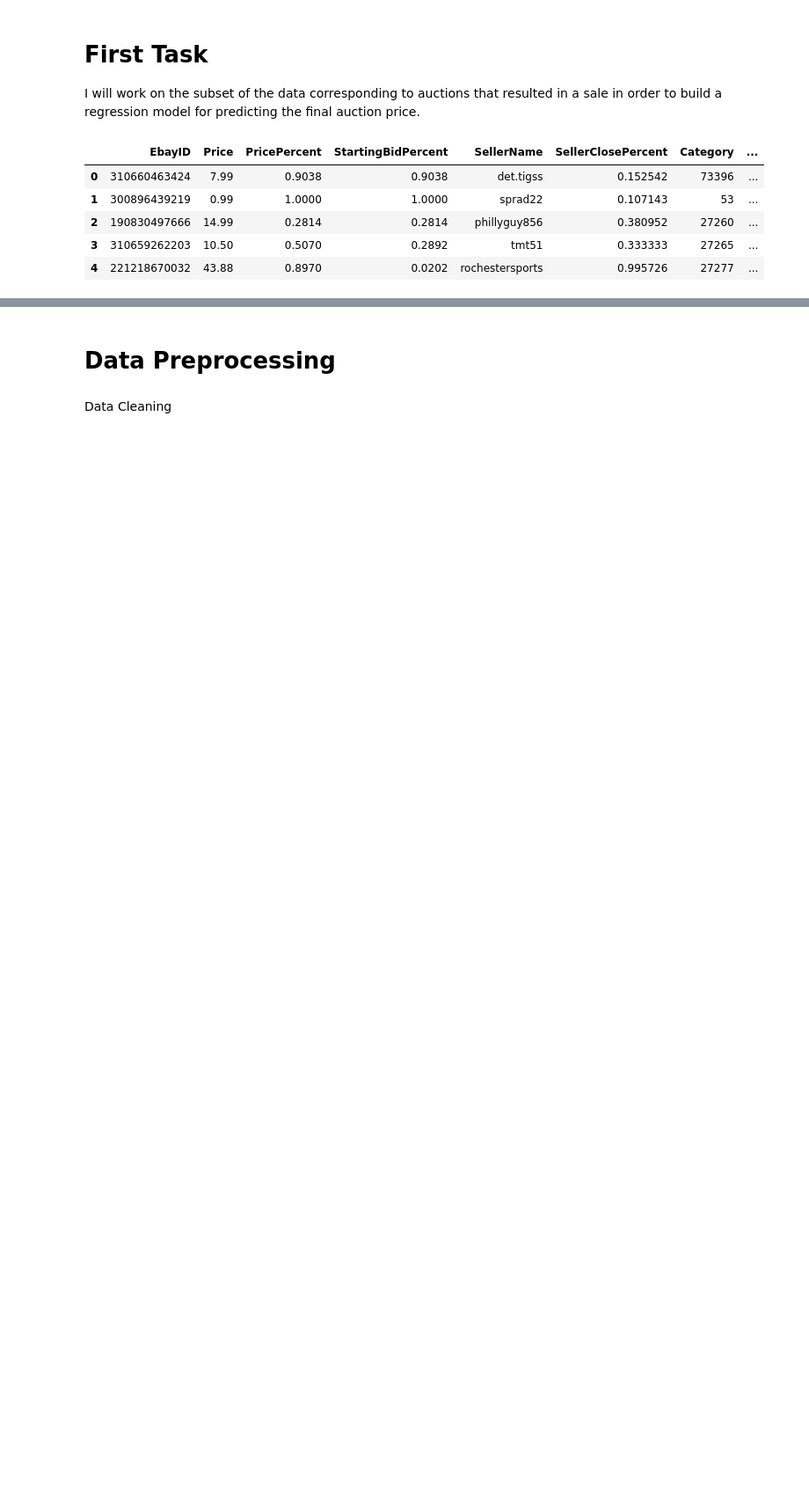
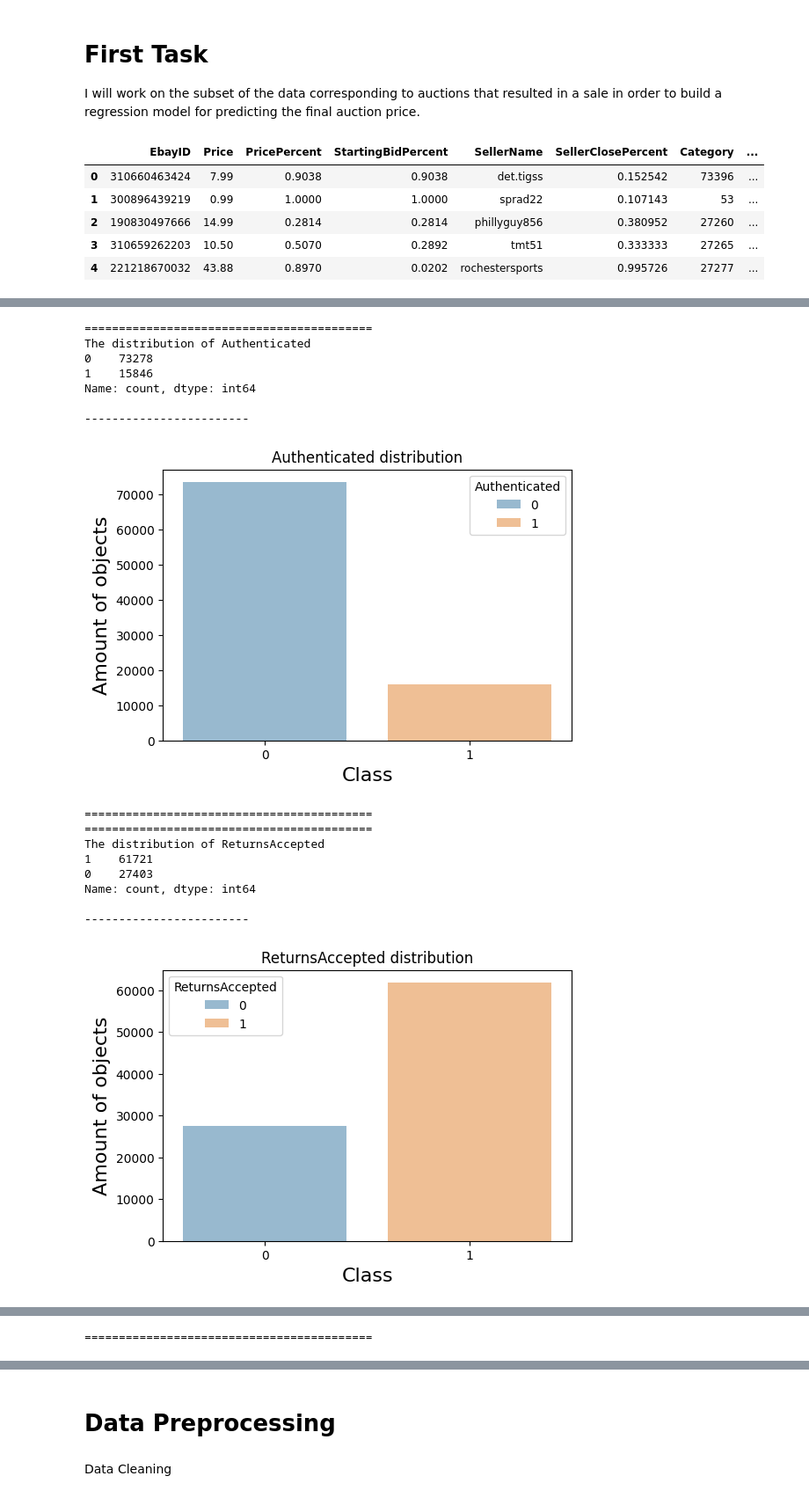
Before and after one commit to CharalamposZisis/Ebay_sales, a Jupyter notebook: main.ipynb, the cells around one changed output, grey strips where cells are left out. Shown at 88% size. Saved outputs shown, nothing was run; the diff lists cells and outputs as text; code cells hidden in the pictures; blank space fills up the shorter version.

```diff
--- a/main.ipynb
+++ b/main.ipynb
@@ -247,0 +365,37 @@ df_sub.shape
+# %%
+def summary(col):
+    print(f"The distribution of {df_sub[col].value_counts()}\n")
+    print('------------------------')
+    # Plot this distribution
+    plt.figure(figsize=(6,4))
+    label_counts = df_sub[col].value_counts().reset_index()
+    label_counts.columns = [col, 'Count']
+    sns.barplot(data=label_counts, x=col, y='Count', hue= col,alpha=0.5)
+    plt.ylabel('Amount of objects', fontsize=16)
+    plt.xlabel('Class', fontsize=16)
+    plt.title(f"{col} distribution")
+    plt.tight_layout
+    plt.show();
+
+for i in discrete_numerical:
+    print('=============='*3)
+    summary(i)
+    print('=============='*3)
+# %% [output]
+==========================================
+The distribution of Authenticated
+0    73278
+1    15846
+Name: count, dtype: int64
+
+------------------------
+[figure, added]
+==========================================
+==========================================
+The distribution of ReturnsAccepted
+1    61721
+0    27403
+Name: count, dtype: int64
+
+------------------------
+[figure, added]
@@ -247,0 +438 @@ df_sub.shape
+==========================================
```
Also changed, not shown: parts of 38 cells of this notebook, 1 other file.
